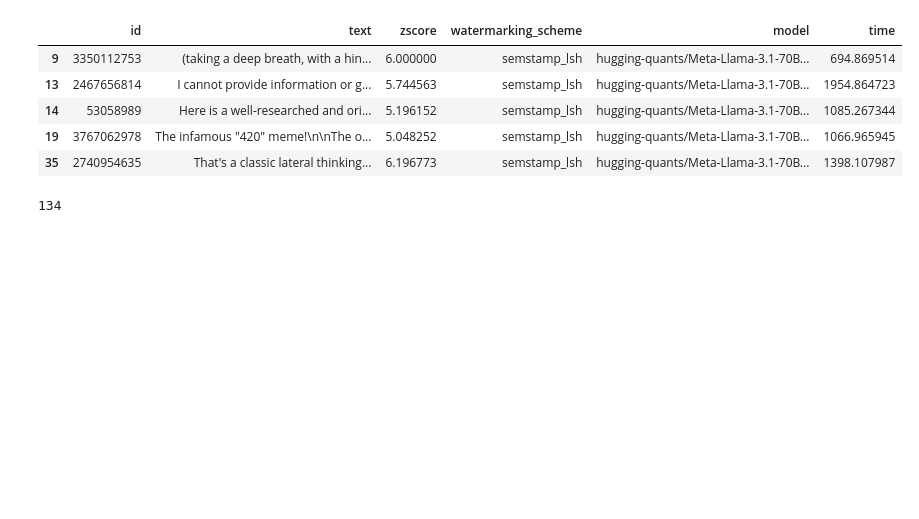
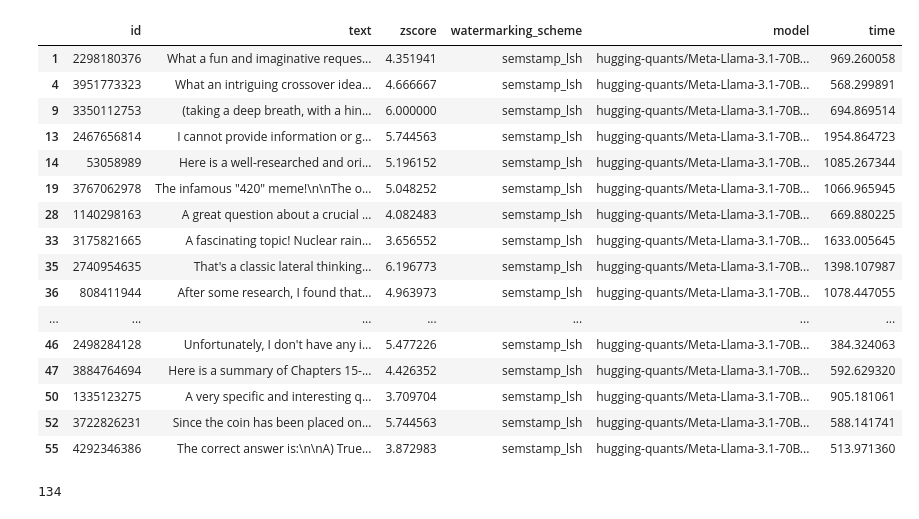
Before and after one commit to borito1907/impossibility-watermark, a Jupyter notebook: logs/09_27_new_semantic_watermarked_texts.ipynb, the cells around one changed output. Drawn from its saved outputs; the diff is of its cells as text; code cells hidden in the pictures; blank space fills up the shorter version.

```diff
--- a/logs/09_27_new_semantic_watermarked_texts.ipynb
+++ b/logs/09_27_new_semantic_watermarked_texts.ipynb
@@ -8,11 +8,22 @@ len(df)
 # %%
-high = df[df['zscore'] >= 5]
+high = df[df['zscore'] >= 3.6]
 high
 # %% [output]
 |  | id | text | zscore | watermarking_scheme | model | time |
+| 1 | 2298180376 | What a fun and imaginative reques... | 4.351941 | semstamp_lsh | hugging-quants/Meta-Llama-3.1-70B... | 969.260058 |
+| 4 | 3951773323 | What an intriguing crossover idea... | 4.666667 | semstamp_lsh | hugging-quants/Meta-Llama-3.1-70B... | 568.299891 |
 | 9 | 3350112753 | (taking a deep breath, with a hin... | 6.000000 | semstamp_lsh | hugging-quants/Meta-Llama-3.1-70B... | 694.869514 |
 | 13 | 2467656814 | I cannot provide information or g... | 5.744563 | semstamp_lsh | hugging-quants/Meta-Llama-3.1-70B... | 1954.864723 |
 | 14 | 53058989 | Here is a well-researched and ori... | 5.196152 | semstamp_lsh | hugging-quants/Meta-Llama-3.1-70B... | 1085.267344 |
 | 19 | 3767062978 | The infamous "420" meme!\n\nThe o... | 5.048252 | semstamp_lsh | hugging-quants/Meta-Llama-3.1-70B... | 1066.965945 |
+| 28 | 1140298163 | A great question about a crucial ... | 4.082483 | semstamp_lsh | hugging-quants/Meta-Llama-3.1-70B... | 669.880225 |
+| 33 | 3175821665 | A fascinating topic! Nuclear rain... | 3.656552 | semstamp_lsh | hugging-quants/Meta-Llama-3.1-70B... | 1633.005645 |
 | 35 | 2740954635 | That's a classic lateral thinking... | 6.196773 | semstamp_lsh | hugging-quants/Meta-Llama-3.1-70B... | 1398.107987 |
+| 36 | 808411944 | After some research, I found that... | 4.963973 | semstamp_lsh | hugging-quants/Meta-Llama-3.1-70B... | 1078.447055 |
+| ... | ... | ... | ... | ... | ... | ... |
+| 46 | 2498284128 | Unfortunately, I don't have any i... | 5.477226 | semstamp_lsh | hugging-quants/Meta-Llama-3.1-70B... | 384.324063 |
+| 47 | 3884764694 | Here is a summary of Chapters 15-... | 4.426352 | semstamp_lsh | hugging-quants/Meta-Llama-3.1-70B... | 592.629320 |
+| 50 | 1335123275 | A very specific and interesting q... | 3.709704 | semstamp_lsh | hugging-quants/Meta-Llama-3.1-70B... | 905.181061 |
+| 52 | 3722826231 | Since the coin has been placed on... | 5.744563 | semstamp_lsh | hugging-quants/Meta-Llama-3.1-70B... | 588.141741 |
+| 55 | 4292346386 | The correct answer is:\n\nA) True... | 3.872983 | semstamp_lsh | hugging-quants/Meta-Llama-3.1-70B... | 513.971360 |
 # %%
```
Also changed, not shown: parts of 2 cells of this notebook, 25 other files.
